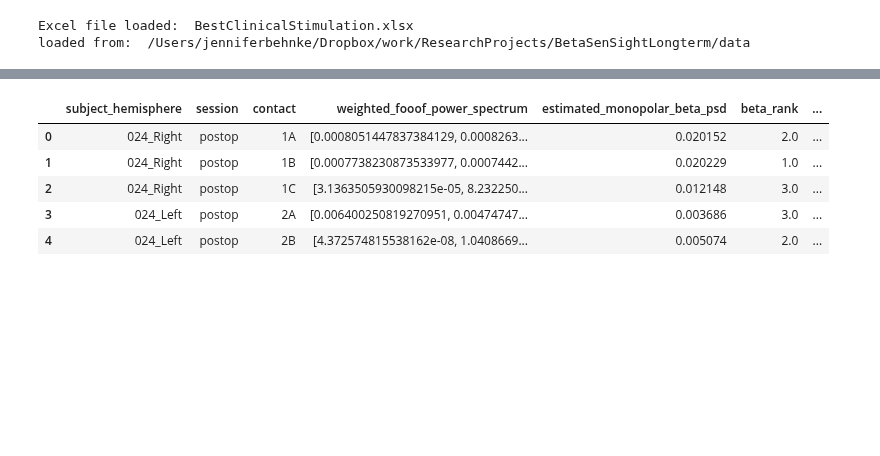
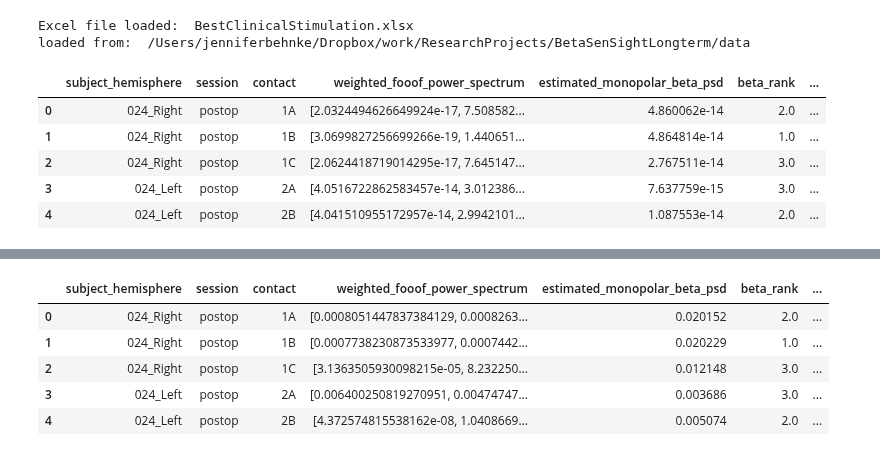
Before and after one commit to JKBehnke/BetaSenSightLongterm, a Jupyter notebook: notebooks/monopolar_estimation_validation.ipynb, the cells around one changed output, grey strips where cells are left out. Saved outputs shown, nothing was run; the diff lists cells and outputs as text; code cells hidden in the pictures; blank space fills up the shorter version.

```diff
--- a/notebooks/monopolar_estimation_validation.ipynb
+++ b/notebooks/monopolar_estimation_validation.ipynb
@@ -175,17 +175,30 @@ externalized_fooof = mono_comp_helpers.load_externalized_fooof_data(fooof_versio
 externalized_ssd = mono_comp_helpers.load_externalized_ssd_data(reference="bipolar_to_lowermost")
 
 JLB_directional = mono_comp_helpers.load_JLB_method(fooof_version="v2")
+JLB_directional_extern_bssu = mono_comp_helpers.load_JLB_externalized_bssu(fooof_version="v2")
 
 euclidean_directional = mono_comp_helpers.load_euclidean_method(fooof_version="v2")
+euclidean_directional_extern_bssu = mono_comp_helpers.load_euclidean_externalized_bssu(fooof_version="v2")
 
 best_bssu_contacts = mono_comp_helpers.load_best_bssu_method(fooof_version="v2")
+best_bssu_contacts_extern_bssu = mono_comp_helpers.load_best_externalized_bssu(fooof_version="v2")
 
 detec_strelow_contacts = mono_comp_helpers.load_detec_strelow_beta_ranks(fooof_version="v2", level_first_or_all_directional="level_first")
+detec_strelow_contacts_extern_bssu = mono_comp_helpers.load_detec_strelow_beta_ranks_externalized_bssu(fooof_version="v2", level_first_or_all_directional="level_first")
 
 best_clinical_contacts = mono_comp_helpers.load_best_clinical_contacts()
 # %% [output]
 Excel file loaded:  BestClinicalStimulation.xlsx
 loaded from:  /Users/jenniferbehnke/Dropbox/work/ResearchProjects/BetaSenSightLongterm/data
+# %%
+detec_strelow_contacts_extern_bssu.head()
+# %% [output]
+|  | subject_hemisphere | session | contact | weighted_fooof_power_spectrum | estimated_monopolar_beta_psd | beta_rank | ... |
+| 0 | 024_Right | postop | 1A | [2.0324494626649924e-17, 7.508582... | 4.860062e-14 | 2.0 | ... |
+| 1 | 024_Right | postop | 1B | [3.0699827256699266e-19, 1.440651... | 4.864814e-14 | 1.0 | ... |
+| 2 | 024_Right | postop | 1C | [2.0624418719014295e-17, 7.645147... | 2.767511e-14 | 3.0 | ... |
+| 3 | 024_Left | postop | 2A | [4.0516722862583457e-14, 3.012386... | 7.637759e-15 | 3.0 | ... |
+| 4 | 024_Left | postop | 2B | [4.041510955172957e-14, 2.9942101... | 1.087553e-14 | 2.0 | ... |
 # %%
 JLB_directional.head()
 # %% [output]
```
Also changed, not shown: parts of 20 cells of this notebook, 10 other files.
